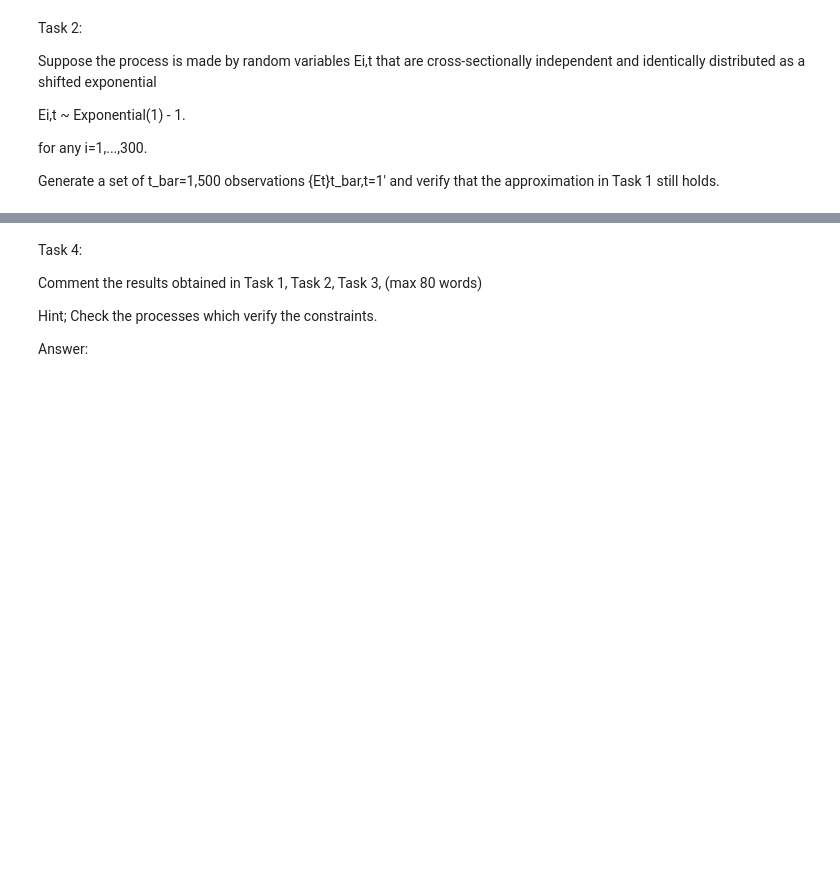
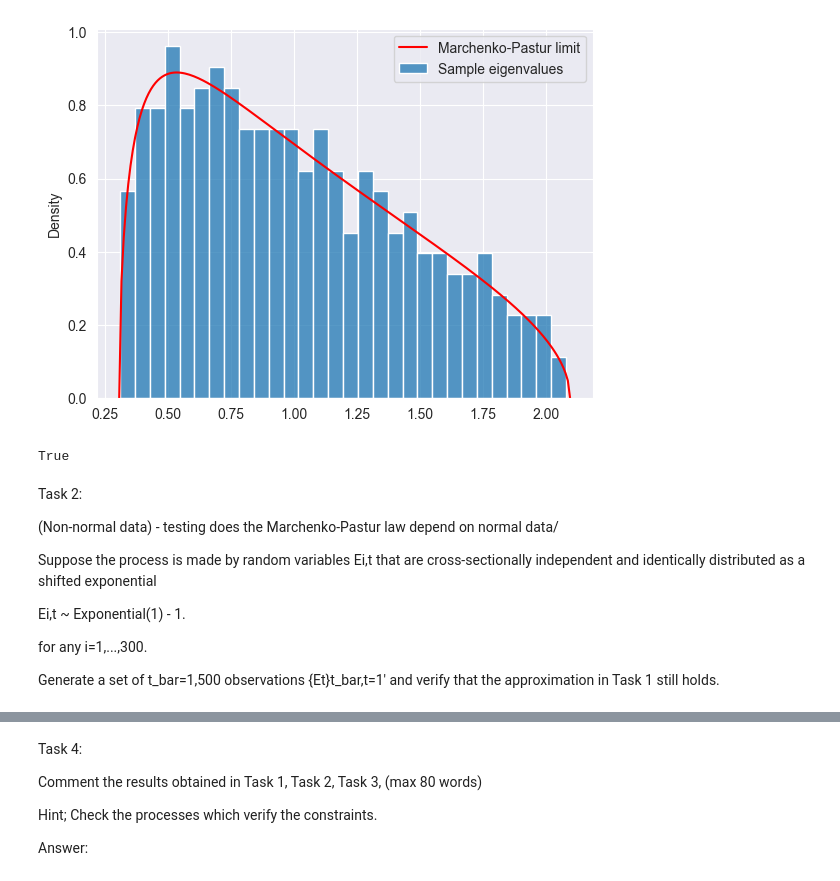
Before and after one commit to Gok-ML-AI/ARPM, a Jupyter notebook: module-01-linear-mean-covariance/Random-Matrix-Theory/random-matrix-theory.ipynb, the cells around one changed output, grey strips where cells are left out. Drawn from its saved outputs; the diff is of its cells as text; code cells hidden in the pictures; blank space fills up the shorter version.

```diff
--- a/module-01-linear-mean-covariance/Random-Matrix-Theory/random-matrix-theory.ipynb
+++ b/module-01-linear-mean-covariance/Random-Matrix-Theory/random-matrix-theory.ipynb
@@ -26,39 +36,62 @@ via the Marchenko-Pastur distribution with q=i_bar/t_bar
 # %%
 ############### inputs ###############
 # dimension of process
 i_bar = 300
 # number of observation
 t_bar = 1500
 ######################################
 
-# normal scenarios
-eps_1 =
-# cvariance of normal scenarios
-sigma2_1 =
-# eigenvalues of normal scenarios
-lam_1 =
+# the simulated normal scenarios
+# randn() draws stand normals, with mean 0 and variance 1, into a 1500x300 array.
+# a table of 1500 daily returns for 300 stocks,
+eps_1 = randn(t_bar, i_bar)
+# the sample covariance matrix for those normal scenarios
+sigma2_1 = cov(eps_1.T)
+# eigenvalues (lambda) of normal scenarios, returns the 300 eigenvalues.
+lam_1 = eigvals(sigma2_1)
 
-# ratio
-q =
-# lower bound
-lam_minus =
-# upper bound
-lam_plus =
+# Marchenko-Pasture curve
+# the ratio of variables to observations (300/1500=0.2)
+q = i_bar / t_bar
+# lower bound edges of noise
+lam_minus = (1 - sqrt(q))**2
+# upper bound edges of noise
+lam_plus = (1 + sqrt(q))**2
+
 # define Marchenko-Pastur distribution
-f_mp = lambda l: ((1 - 1/q) * normal.pdf(1, 0, 10**(-2)) * (q > 1)
-                  + 1/(2*pi*l*q).sqrt((l - lam_minus)*(lam_plus - 1)*(lam_minus < 1 < lam_plus)))
+# here because ~= 0.2 then first part of this lambda (q > 1) does not switch
+# the second part is the MP curve
+f_mp = lambda l: ((1 - 1/q) * normal.pdf(l, 0, 10**(-2)) * (q > 1)
+                  + 1/(2*pi*l*q)*sqrt((l - lam_minus)*(lam_plus - l)*(lam_minus < l < lam_plus)))
 
-# grid
-x_mp =
+# grid of 200 evenly spaced eigenvalue positions, lambda to lambda (x-xis values)
+x_mp = linspace(lam_minus, lam_plus, 200)
 # Marchenko-Pastur approximation for the normal and the exponential
-y_mp =
+# looping through the eigenvalue positions and calculating the heights of each (y-axis values)
+y_mp = [f_mp(x) for x in x_mp]
 
 ############################### plot ###############################
 # normal vs its Marchenko-Pastur approximation
 lineplot(x=x_mp, y=y_mp, color='r', label='Marchenko-Pastur limit')
-histplot(x=lam_1, stat='density', label='Sample eigenvalues');
+histplot(x=lam_1, stat='density', bins=30, label='Sample eigenvalues')
+legend();
+# %% [output]
+[figure, added]
+# %%
+# CROSS-CHECK MP formula vs the scikit-rmt library version
+
+# beta=1 means real valued data
+mp = MP(ratio=q, beta=1)
+# library's curve (which skips the 2 exact edge points)
+y_lib = mp.pdf(x_mp[1:-1])
+# True means the curves match
+print(allclose(y_lib, y_mp[1:-1]))
+# %% [output]
+True
 # %% [markdown]
 Task 2:
+
+(Non-normal data)  - testing does the Marchenko-Pastur law depend on normal data/
 
 Suppose the process is made by random variables Ei,t that are cross-sectionally independent and identically distributed
 as a shifted exponential
```
Also changed, not shown: parts of 5 cells of this notebook.
